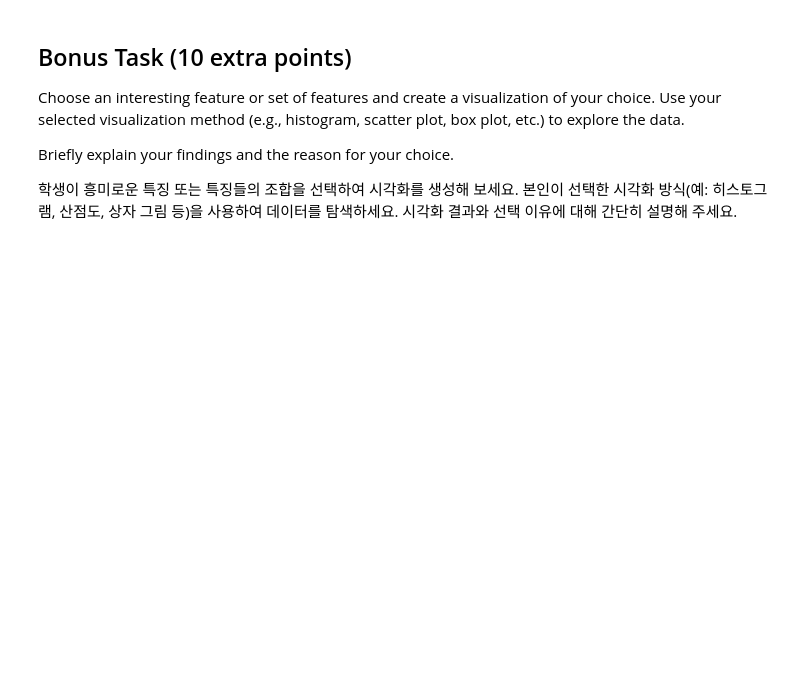
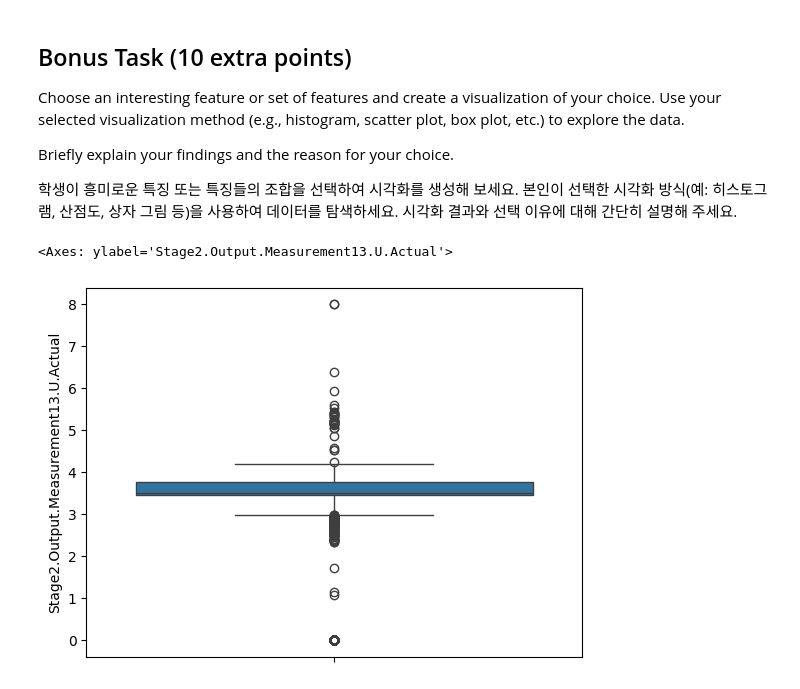
Before and after one commit to daewook1004/DeepLearning_LangugeModel, a Jupyter notebook: DAEM_Midterm_practical_test.ipynb, the cells around one changed output. Cells and saved outputs as stored; diff of their text form; code cells hidden in the pictures; blank space fills up the shorter version.

```diff
--- a/DAEM_Midterm_practical_test.ipynb
+++ b/DAEM_Midterm_practical_test.ipynb
@@ -214,3 +246,8 @@ Briefly explain your findings and the reason for your choice.
 
 학생이 흥미로운 특징 또는 특징들의 조합을 선택하여 시각화를 생성해 보세요. 본인이 선택한 시각화 방식(예: 히스토그램, 산점도, 상자 그림 등)을 사용하여 데이터를 탐색하세요.
 시각화 결과와 선택 이유에 대해 간단히 설명해 주세요.
+# %%
+sns.boxplot(data=data2["Stage2.Output.Measurement13.U.Actual"])
+# %% [output]
+<Axes: ylabel='Stage2.Output.Measurement13.U.Actual'>
+[figure, added]
```
Also changed, not shown: parts of 12 cells of this notebook.
